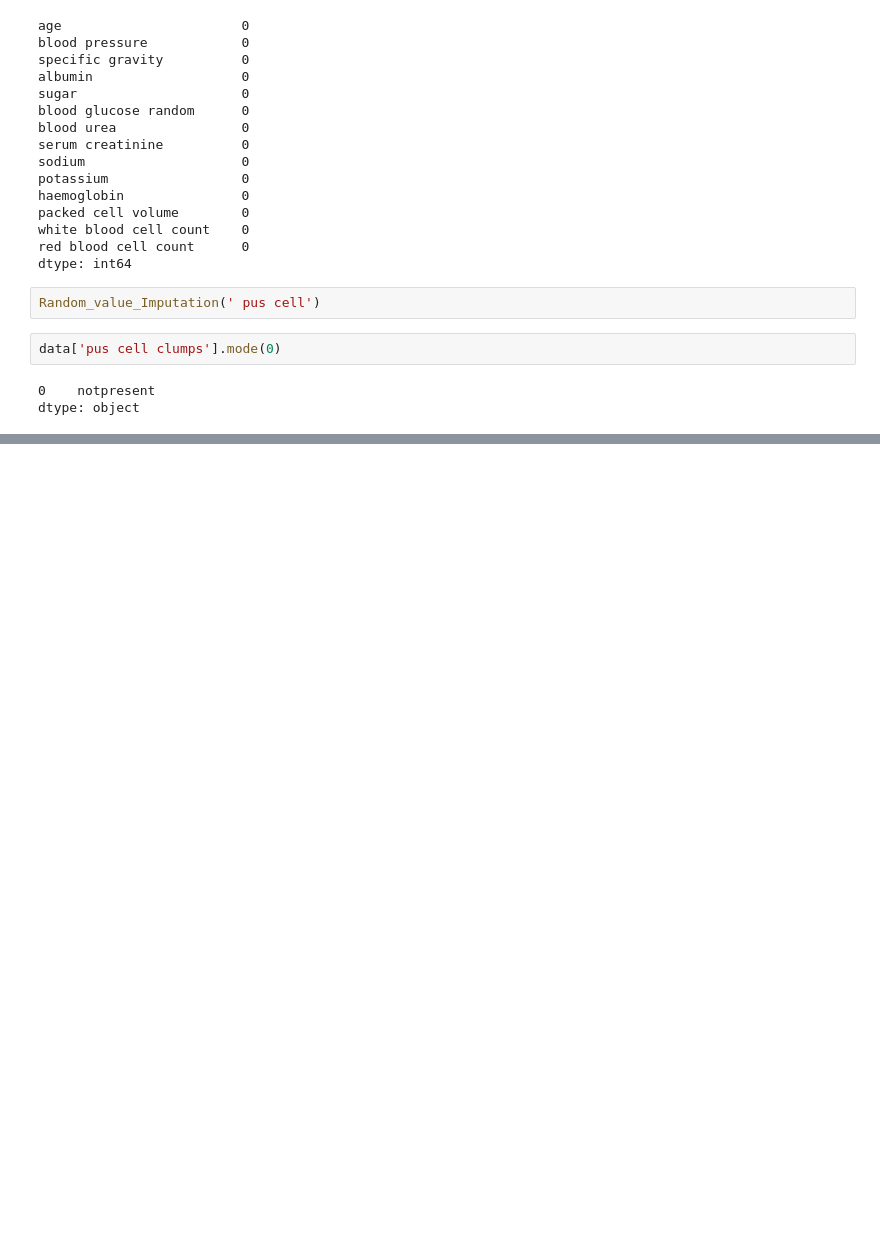
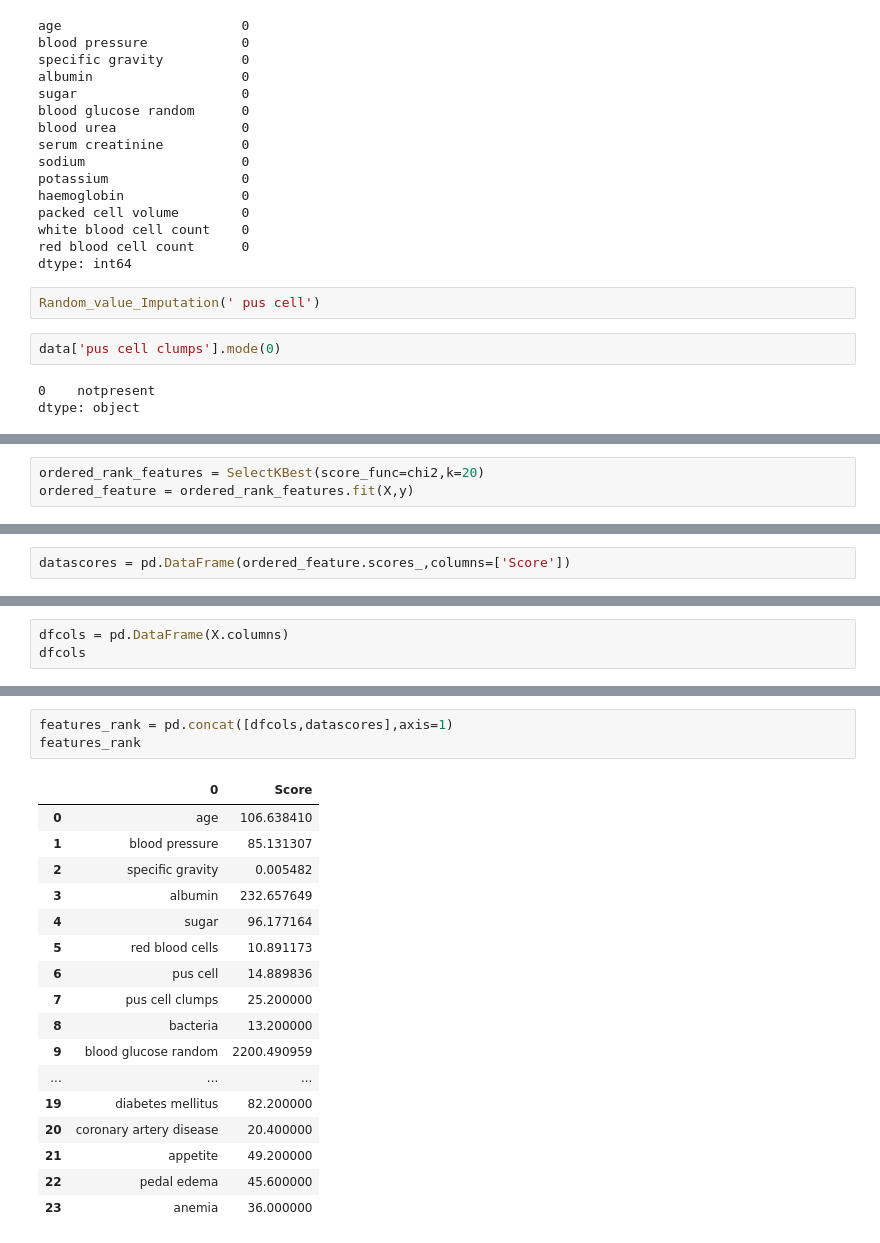
Before and after one commit to ruhulamin005/Predict-status-of-Chronic-kidney-disease, a Jupyter notebook: kidney disease status prediction.ipynb, the cells around one changed output, grey strips where cells are left out. Saved outputs shown, nothing was run; the diff lists cells and outputs as text; blank space fills up the shorter version.

```diff
--- a/kidney disease status prediction.ipynb
+++ b/kidney disease status prediction.ipynb
@@ -595,0 +674,3 @@ dtype: int64
+# %%
+ordered_rank_features = SelectKBest(score_func=chi2,k=20)
+ordered_feature = ordered_rank_features.fit(X,y)
@@ -595,0 +690,2 @@ dtype: int64
+# %%
+datascores = pd.DataFrame(ordered_feature.scores_,columns=['Score'])
@@ -595,0 +712,3 @@ dtype: int64
+# %%
+dfcols = pd.DataFrame(X.columns)
+dfcols
@@ -595,0 +733,21 @@ dtype: int64
+# %%
+features_rank = pd.concat([dfcols,datascores],axis=1)
+features_rank
+# %% [output]
+|  | 0 | Score |
+| 0 | age | 106.638410 |
+| 1 | blood pressure | 85.131307 |
+| 2 | specific gravity | 0.005482 |
+| 3 | albumin | 232.657649 |
+| 4 | sugar | 96.177164 |
+| 5 | red blood cells | 10.891173 |
+| 6 | pus cell | 14.889836 |
+| 7 | pus cell clumps | 25.200000 |
+| 8 | bacteria | 13.200000 |
+| 9 | blood glucose random | 2200.490959 |
+| ... | ... | ... |
+| 19 | diabetes mellitus | 82.200000 |
+| 20 | coronary artery disease | 20.400000 |
+| 21 | appetite | 49.200000 |
+| 22 | pedal edema | 45.600000 |
+| 23 | anemia | 36.000000 |
```
Also changed, not shown: parts of 26 cells of this notebook.
